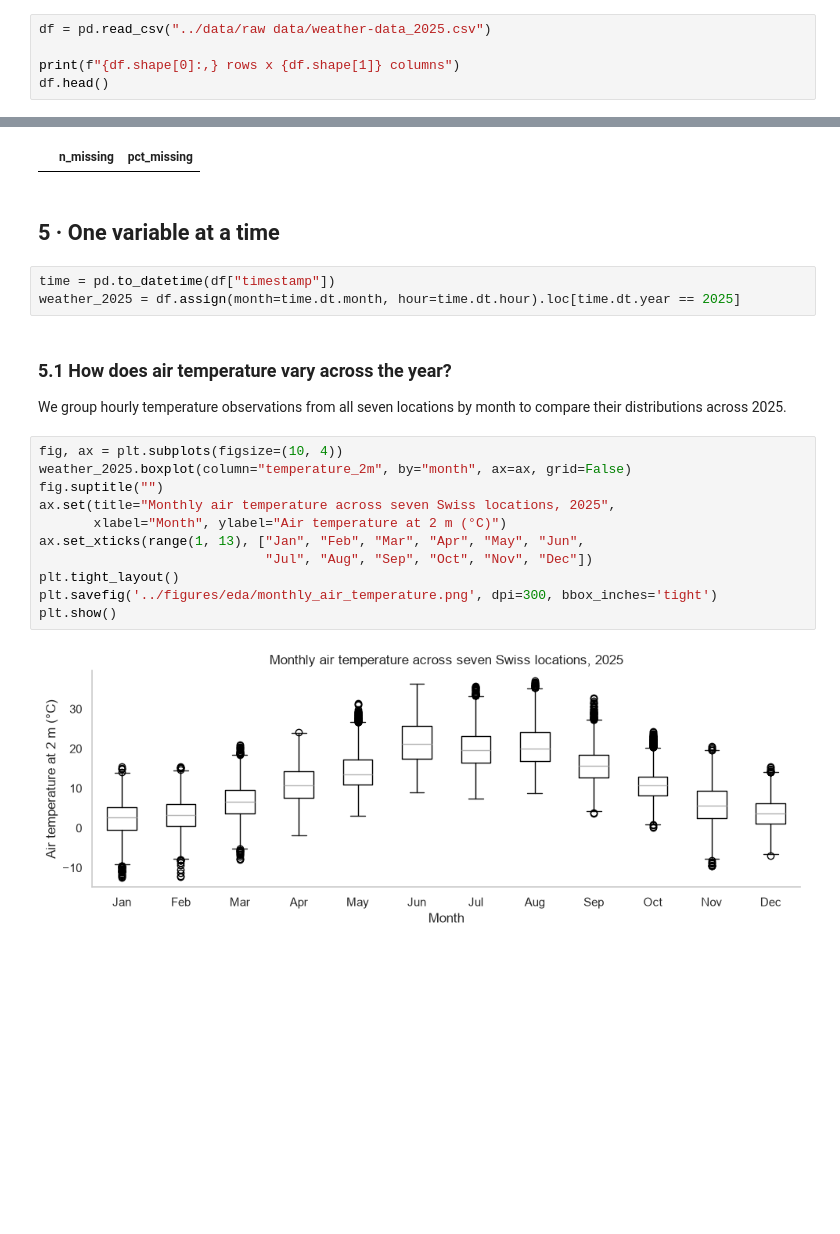
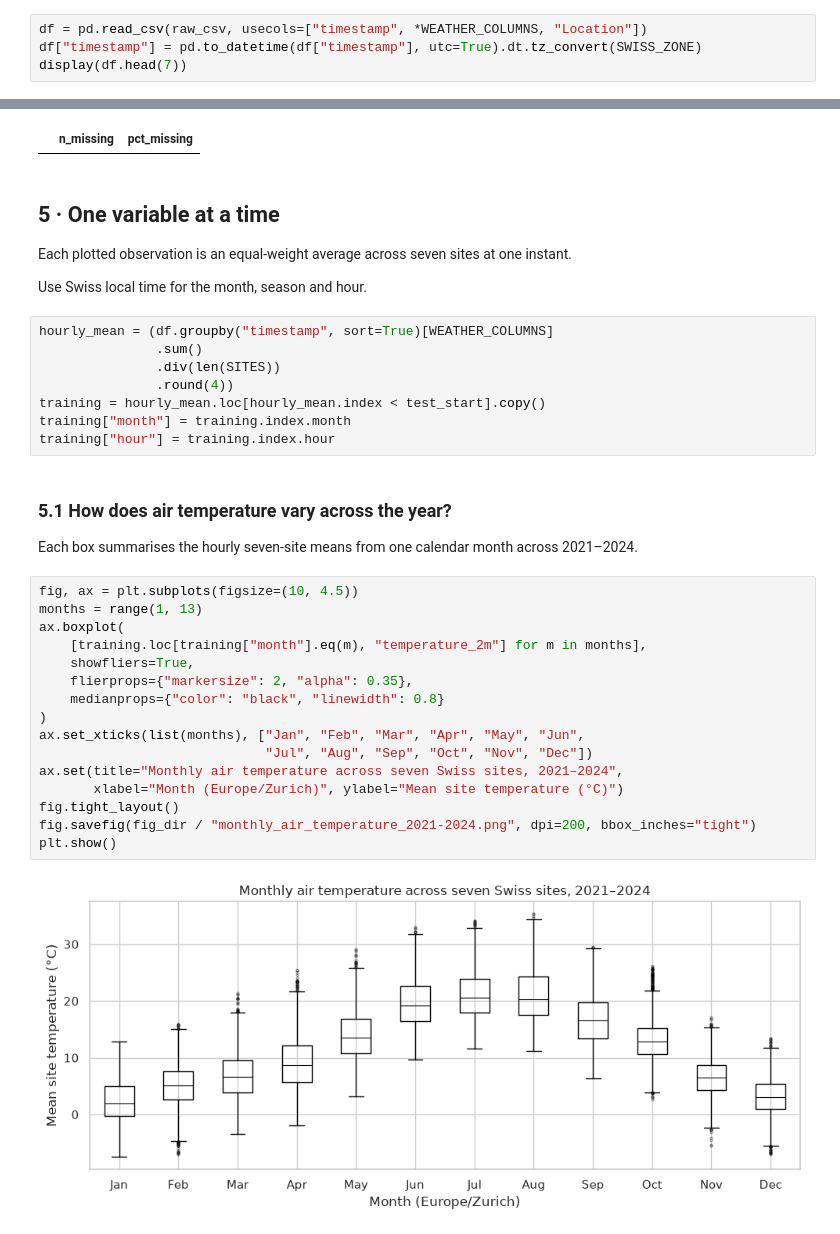
Before and after one commit to Aleksendric-Luka/dspro01_hs26_group-02-, a Jupyter notebook: notebooks/01_data_understanding_weather.ipynb, the cells around one changed output, grey strips where cells are left out. Cells and saved outputs as stored; diff of their text form; blank space fills up the shorter version.

```diff
--- a/notebooks/01_data_understanding_weather.ipynb
+++ b/notebooks/01_data_understanding_weather.ipynb
@@ -152,6 +81,5 @@ Name: count, dtype: int64
 # %%
-df = pd.read_csv("../data/raw data/weather-data_2025.csv")
-
-print(f"{df.shape[0]:,} rows x {df.shape[1]} columns")
-df.head()
+df = pd.read_csv(raw_csv, usecols=["timestamp", *WEATHER_COLUMNS, "Location"])
+df["timestamp"] = pd.to_datetime(df["timestamp"], utc=True).dt.tz_convert(SWISS_ZONE)
+display(df.head(7))
 # %% [output]
@@ -248,23 +197,38 @@ missing
 |  | n_missing | pct_missing |
 # %% [markdown]
 ## 5 · One variable at a time
+
+Each plotted observation is an equal-weight average across seven sites at one instant.
+
+Use Swiss local time for the month, season and hour.
 # %%
-time = pd.to_datetime(df["timestamp"])
-weather_2025 = df.assign(month=time.dt.month, hour=time.dt.hour).loc[time.dt.year == 2025]
+hourly_mean = (df.groupby("timestamp", sort=True)[WEATHER_COLUMNS]
+               .sum()
+               .div(len(SITES))
+               .round(4))
+training = hourly_mean.loc[hourly_mean.index < test_start].copy()
+training["month"] = training.index.month
+training["hour"] = training.index.hour
 # %% [markdown]
 ### 5.1 How does air temperature vary across the year?
-We group hourly temperature observations from all seven locations by month to compare their distributions across 2025.
+
+Each box summarises the hourly seven-site means from one calendar month across 2021–2024.
 # %%
-fig, ax = plt.subplots(figsize=(10, 4))
-weather_2025.boxplot(column="temperature_2m", by="month", ax=ax, grid=False)
-fig.suptitle("")
-ax.set(title="Monthly air temperature across seven Swiss locations, 2025",
-       xlabel="Month", ylabel="Air temperature at 2 m (°C)")
-ax.set_xticks(range(1, 13), ["Jan", "Feb", "Mar", "Apr", "May", "Jun",
+fig, ax = plt.subplots(figsize=(10, 4.5))
+months = range(1, 13)
+ax.boxplot(
+    [training.loc[training["month"].eq(m), "temperature_2m"] for m in months],
+    showfliers=True,
+    flierprops={"markersize": 2, "alpha": 0.35},
+    medianprops={"color": "black", "linewidth": 0.8}
+)
+ax.set_xticks(list(months), ["Jan", "Feb", "Mar", "Apr", "May", "Jun",
                              "Jul", "Aug", "Sep", "Oct", "Nov", "Dec"])
-plt.tight_layout()
-plt.savefig('../figures/eda/monthly_air_temperature.png', dpi=300, bbox_inches='tight')
+ax.set(title="Monthly air temperature across seven Swiss sites, 2021–2024",
+       xlabel="Month (Europe/Zurich)", ylabel="Mean site temperature (°C)")
+fig.tight_layout()
+fig.savefig(fig_dir / "monthly_air_temperature_2021-2024.png", dpi=200, bbox_inches="tight")
 plt.show()
 # %% [output]
-[figure, old version]
+[figure, new version]
 # %% [markdown]
```
Also changed, not shown: parts of 21 cells of this notebook, 25 other files.
